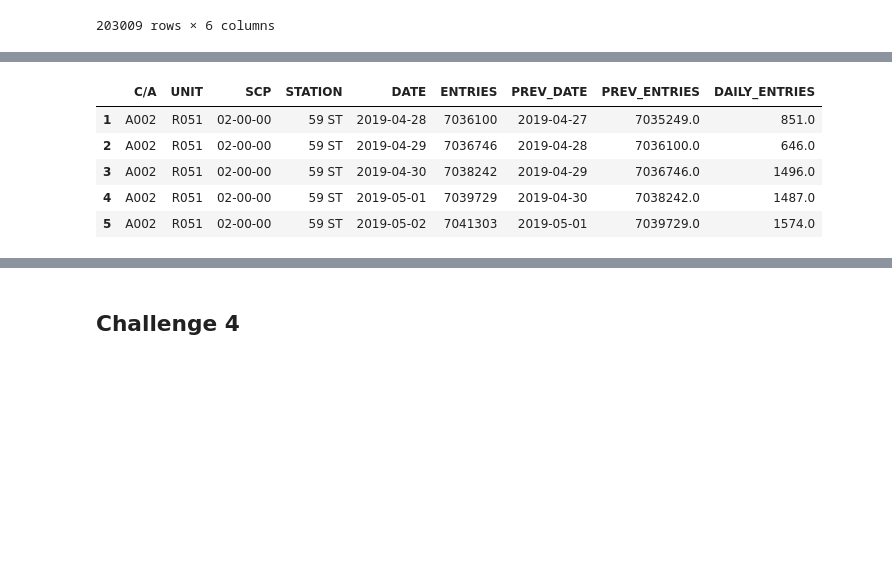
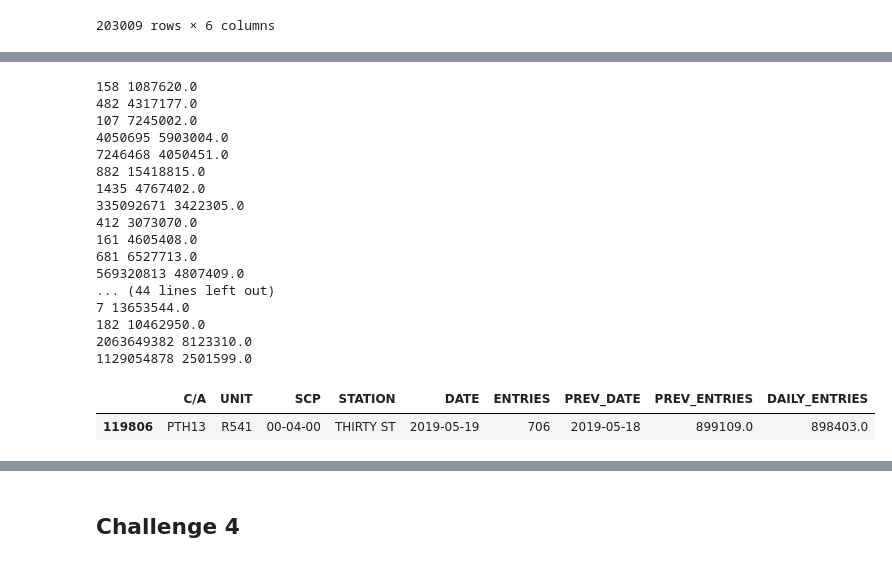
Before and after one commit to jlmartin100/Metis_Projects, a Jupyter notebook: Project_1/Project_1_ECM.ipynb, the cells around one changed output, grey strips where cells are left out. Drawn from its saved outputs; the diff is of its cells as text; code cells hidden in the pictures; blank space fills up the shorter version.

```diff
--- a/Project_1/Project_1_ECM.ipynb
+++ b/Project_1/Project_1_ECM.ipynb
@@ -108,13 +108,40 @@ def get_daily_counts(row, max_counter):
         #print(row["ENTRIES"], row["PREV_ENTRIES"])
         counter = min(row["ENTRIES"], row["PREV_ENTRIES"])
     return counter
+# %%
+def get_daily_counts(row, max_counter):
+    counter = row["ENTRIES"] - row["PREV_ENTRIES"]
+    if counter < 0:
+        # Maybe counter is reversed?
+        counter = -counter
+    if counter > max_counter:
+        # Maybe counter was reset to 0?
+        print(row["ENTRIES"], row["PREV_ENTRIES"])
+        counter = min(row["ENTRIES"], row["PREV_ENTRIES"])
+    if counter > max_counter:
+        # Check it again to make sure we're not still giving a counter that's too big
+        return 0
+    return counter
 # %%
 df_daily['DAILY_ENTRIES'] = df_daily.apply(get_daily_counts, axis=1, max_counter=1000000)
-df_daily.head()
+df_daily[df_daily.DAILY_ENTRIES == df_daily.DAILY_ENTRIES.max()]
 # %% [output]
+158 1087620.0
+482 4317177.0
+107 7245002.0
+4050695 5903004.0
+7246468 4050451.0
+882 15418815.0
+1435 4767402.0
+335092671 3422305.0
+412 3073070.0
+161 4605408.0
+681 6527713.0
+569320813 4807409.0
+... (44 lines left out)
+7 13653544.0
+182 10462950.0
+2063649382 8123310.0
+1129054878 2501599.0
 |  | C/A | UNIT | SCP | STATION | DATE | ENTRIES | PREV_DATE | PREV_ENTRIES | DAILY_ENTRIES |
-| 1 | A002 | R051 | 02-00-00 | 59 ST | 2019-04-28 | 7036100 | 2019-04-27 | 7035249.0 | 851.0 |
-| 2 | A002 | R051 | 02-00-00 | 59 ST | 2019-04-29 | 7036746 | 2019-04-28 | 7036100.0 | 646.0 |
-| 3 | A002 | R051 | 02-00-00 | 59 ST | 2019-04-30 | 7038242 | 2019-04-29 | 7036746.0 | 1496.0 |
-| 4 | A002 | R051 | 02-00-00 | 59 ST | 2019-05-01 | 7039729 | 2019-04-30 | 7038242.0 | 1487.0 |
-| 5 | A002 | R051 | 02-00-00 | 59 ST | 2019-05-02 | 7041303 | 2019-05-01 | 7039729.0 | 1574.0 |
+| 119806 | PTH13 | R541 | 00-04-00 | THIRTY ST | 2019-05-19 | 706 | 2019-05-18 | 899109.0 | 898403.0 |
```
Also changed, not shown: parts of 24 cells of this notebook.
